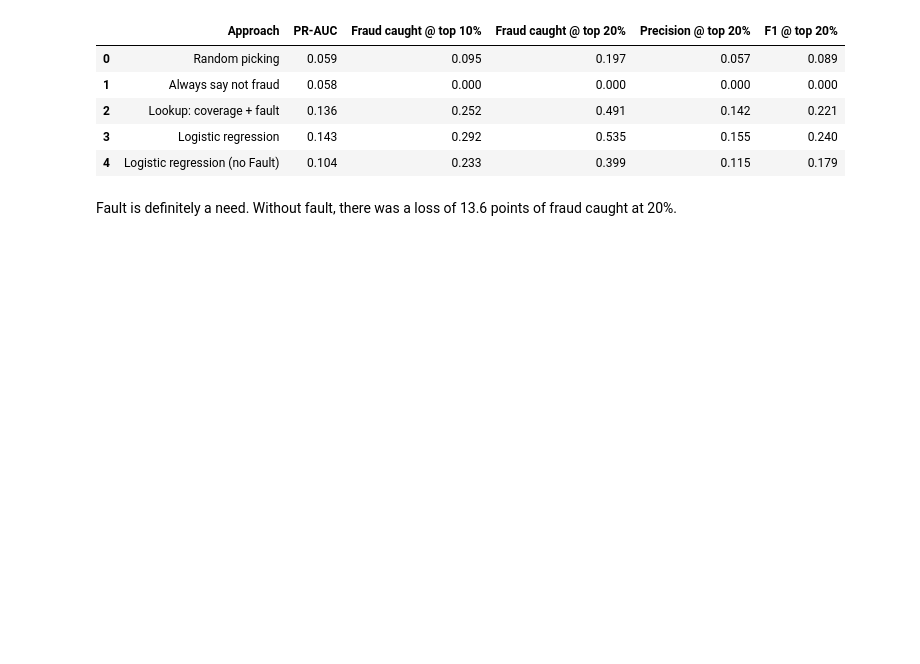
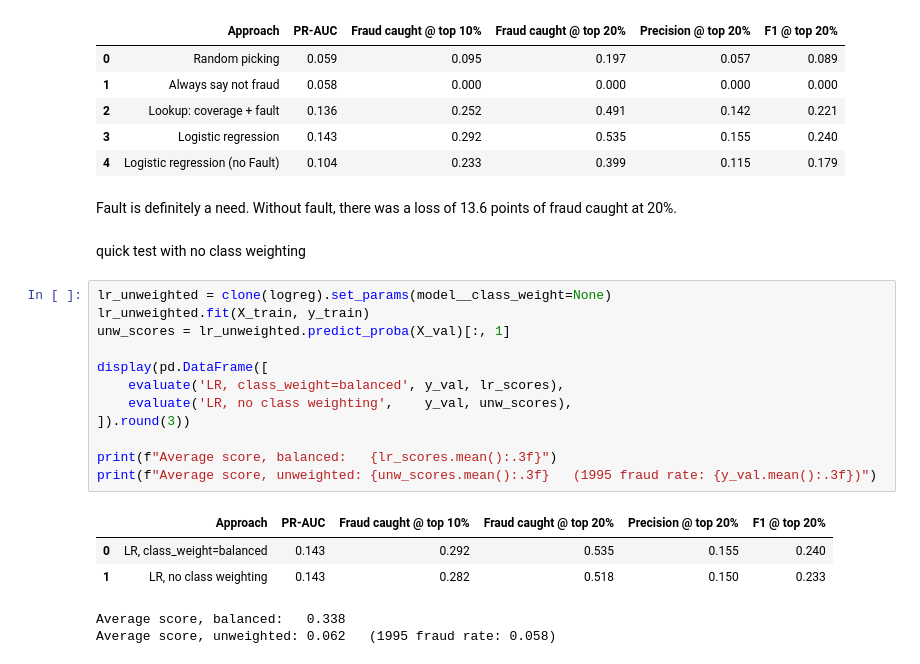
Before and after one commit to Break-Through-Tech/LexisNexis-1B-detecting-fraudulent-insurance-claims, a Jupyter notebook: notebooks/EMessele_ModelNoDate.ipynb, the cells around one changed output. Saved outputs shown, nothing was run; the diff lists cells and outputs as text; blank space fills up the shorter version.

Commit message:
checking lr with weight class vs no weight class

```diff
--- a/notebooks/EMessele_ModelNoDate.ipynb
+++ b/notebooks/EMessele_ModelNoDate.ipynb
@@ -486,3 +486,23 @@ display(results.round(3))
 | 4 | Logistic regression (no Fault) | 0.104 | 0.233 | 0.399 | 0.115 | 0.179 |
 # %% [markdown]
 Fault is definitely a need. Without fault, there was a loss of 13.6 points of fraud caught at 20%.
+# %% [markdown]
+quick test with no class weighting
+# %%
+lr_unweighted = clone(logreg).set_params(model__class_weight=None)
+lr_unweighted.fit(X_train, y_train)
+unw_scores = lr_unweighted.predict_proba(X_val)[:, 1]
+
+display(pd.DataFrame([
+    evaluate('LR, class_weight=balanced', y_val, lr_scores),
+    evaluate('LR, no class weighting',    y_val, unw_scores),
+]).round(3))
+
+print(f"Average score, balanced:   {lr_scores.mean():.3f}")
+print(f"Average score, unweighted: {unw_scores.mean():.3f}   (1995 fraud rate: {y_val.mean():.3f})")
+# %% [output]
+|  | Approach | PR-AUC | Fraud caught @ top 10% | Fraud caught @ top 20% | Precision @ top 20% | F1 @ top 20% |
+| 0 | LR, class_weight=balanced | 0.143 | 0.292 | 0.535 | 0.155 | 0.240 |
+| 1 | LR, no class weighting | 0.143 | 0.282 | 0.518 | 0.150 | 0.233 |
+Average score, balanced:   0.338
+Average score, unweighted: 0.062   (1995 fraud rate: 0.058)
```
